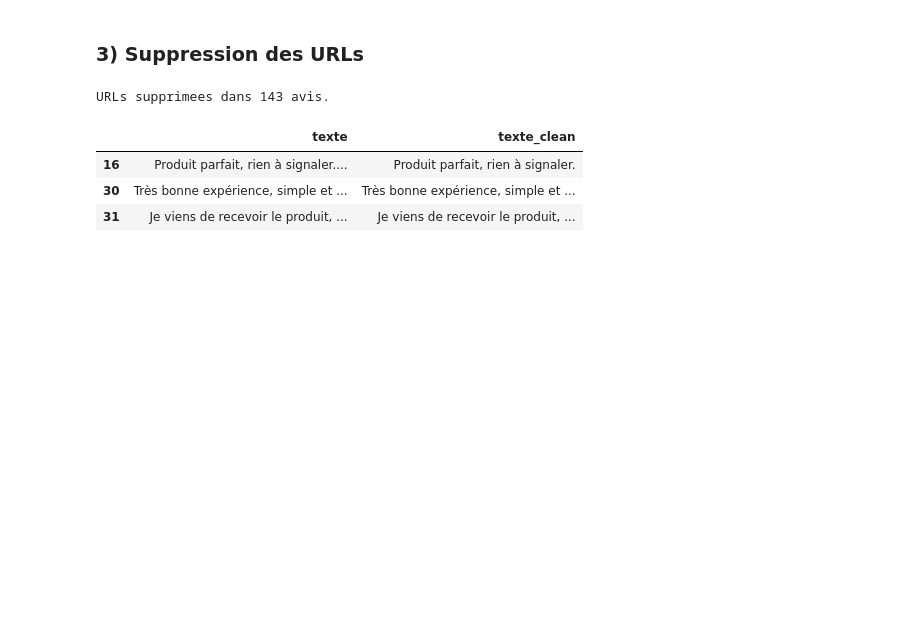
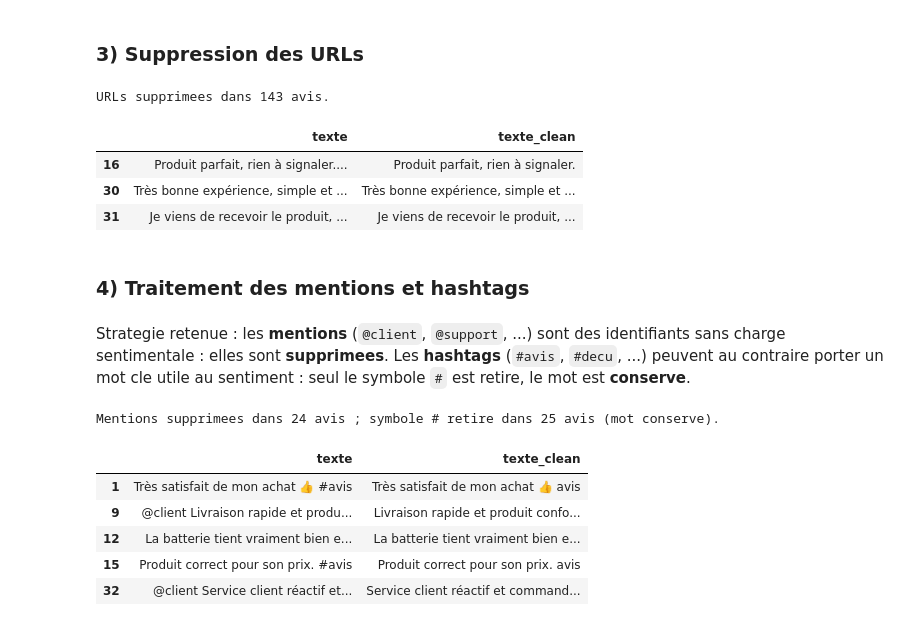
Before and after one commit to khadija470/atelier_prepa_donnees_textuelles, a Jupyter notebook: notebooks/atelier_prepa_donnees_textuelles.ipynb, the cells around one changed output. Drawn from its saved outputs; the diff is of its cells as text; code cells hidden in the pictures; blank space fills up the shorter version.

Commit message:
Partie 2 - 4) Traitement mentions (suppression) et hashtags (symbole retire, mot conserve)

```diff
--- a/notebooks/atelier_prepa_donnees_textuelles.ipynb
+++ b/notebooks/atelier_prepa_donnees_textuelles.ipynb
@@ -333,3 +333,24 @@ URLs supprimees dans 143 avis.
 | 16 | Produit parfait, rien à signaler.... | Produit parfait, rien à signaler. |
 | 30 | Très bonne expérience, simple et ... | Très bonne expérience, simple et ... |
 | 31 | Je viens de recevoir le produit, ... | Je viens de recevoir le produit, ... |
+# %% [markdown]
+### 4) Traitement des mentions et hashtags
+# %% [markdown]
+Strategie retenue : les **mentions** (`@client`, `@support`, ...) sont des identifiants sans charge sentimentale : elles sont **supprimees**. Les **hashtags** (`#avis`, `#decu`, ...) peuvent au contraire porter un mot cle utile au sentiment : seul le symbole `#` est retire, le mot est **conserve**.
+# %%
+avant_mentions = df['texte_clean'].str.contains(mention_re).sum()
+avant_hashtags = df['texte_clean'].str.contains(hashtag_re).sum()
+
+df['texte_clean'] = df['texte_clean'].str.replace(mention_re, ' ', regex=True)
+df['texte_clean'] = df['texte_clean'].str.replace('#', '', regex=False)
+
+print(f"Mentions supprimees dans {avant_mentions} avis ; symbole # retire dans {avant_hashtags} avis (mot conserve).")
+df.loc[df['texte'].str.contains(mention_re) | df['texte'].str.contains(hashtag_re), ['texte', 'texte_clean']].head(5)
+# %% [output]
+Mentions supprimees dans 24 avis ; symbole # retire dans 25 avis (mot conserve).
+|  | texte | texte_clean |
+| 1 | Très satisfait de mon achat 👍 #avis | Très satisfait de mon achat 👍 avis |
+| 9 | @client Livraison rapide et produ... | Livraison rapide et produit confo... |
+| 12 | La batterie tient vraiment bien e... | La batterie tient vraiment bien e... |
+| 15 | Produit correct pour son prix. #avis | Produit correct pour son prix. avis |
+| 32 | @client Service client réactif et... | Service client réactif et command... |
```
